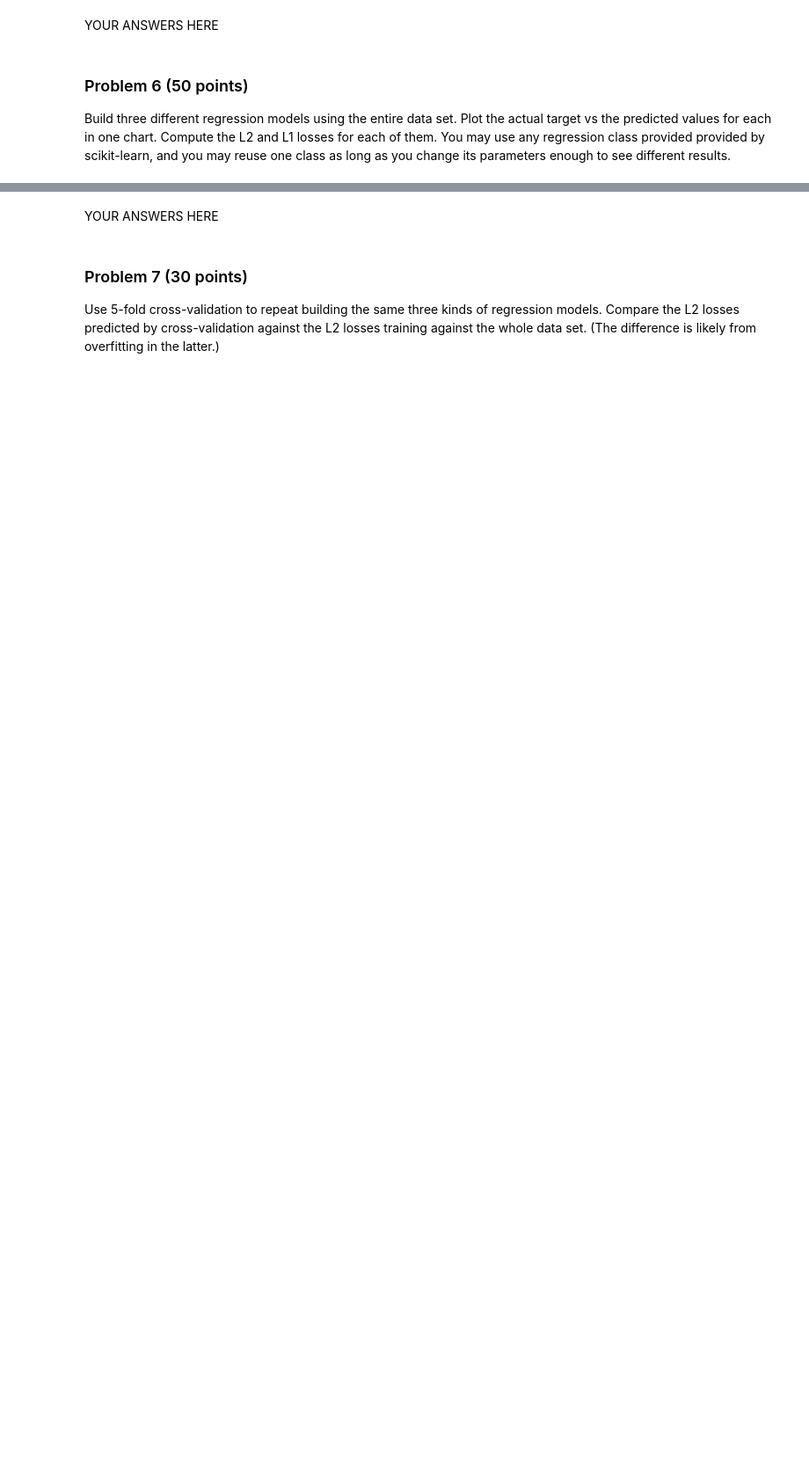
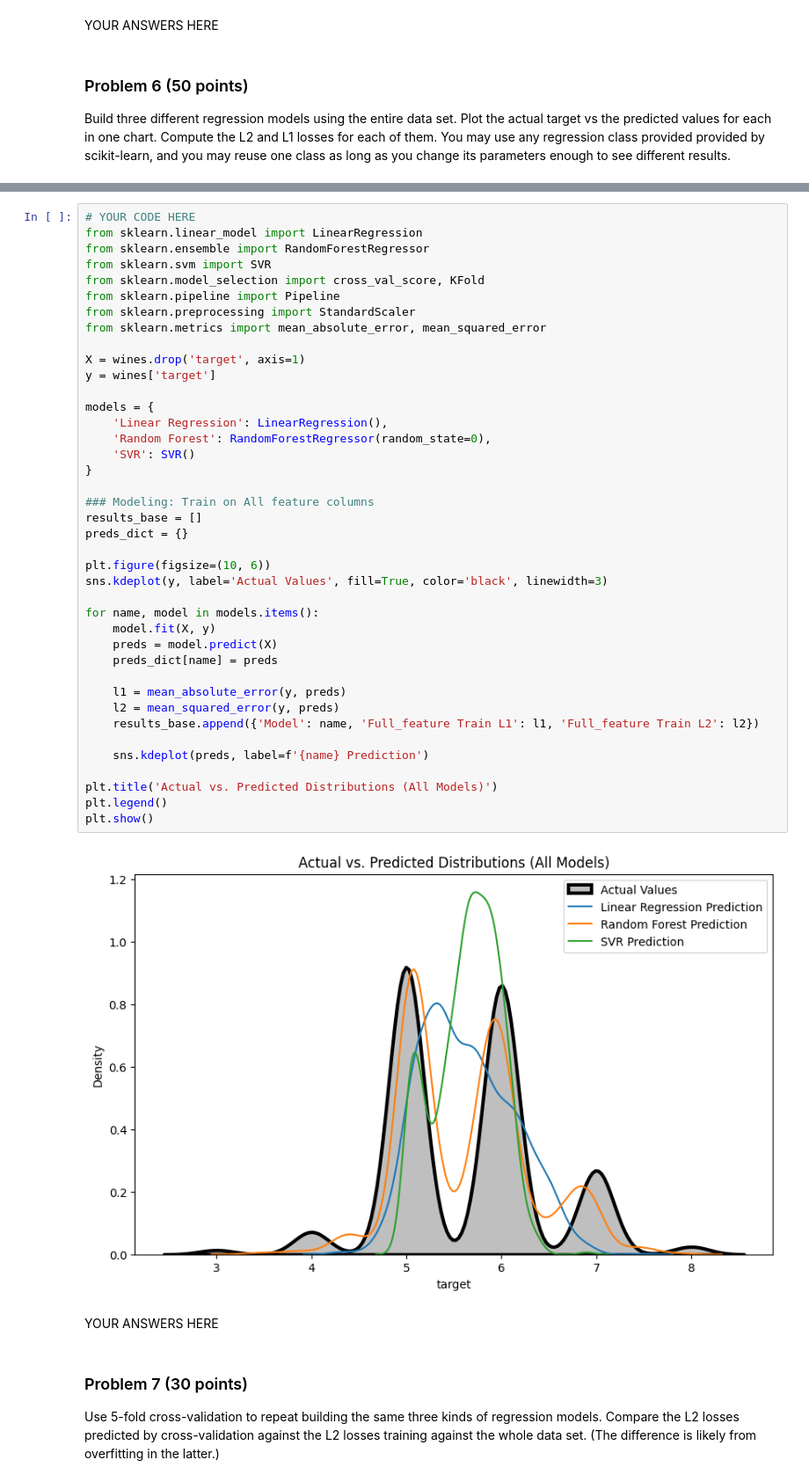
Before and after one commit to mmorebugit/dx602-final-project, a Jupyter notebook: project.ipynb, the cells around one changed output, grey strips where cells are left out. Shown at 88% size. Saved outputs shown, nothing was run; the diff lists cells and outputs as text; blank space fills up the shorter version.

```diff
--- a/project.ipynb
+++ b/project.ipynb
@@ -334,3 +378,45 @@ You may use any regression class provided provided by scikit-learn, and you may
+# %%
+# YOUR CODE HERE
+from sklearn.linear_model import LinearRegression
+from sklearn.ensemble import RandomForestRegressor
+from sklearn.svm import SVR
+from sklearn.model_selection import cross_val_score, KFold
+from sklearn.pipeline import Pipeline
+from sklearn.preprocessing import StandardScaler
+from sklearn.metrics import mean_absolute_error, mean_squared_error
+
+X = wines.drop('target', axis=1)
+y = wines['target']
+
+models = {
+    'Linear Regression': LinearRegression(),
+    'Random Forest': RandomForestRegressor(random_state=0),
+    'SVR': SVR()
+}
+
+### Modeling: Train on All feature columns
+results_base = []
+preds_dict = {}
+
+plt.figure(figsize=(10, 6))
+sns.kdeplot(y, label='Actual Values', fill=True, color='black', linewidth=3)
+
+for name, model in models.items():
+    model.fit(X, y)
+    preds = model.predict(X)
+    preds_dict[name] = preds
+
+    l1 = mean_absolute_error(y, preds)
+    l2 = mean_squared_error(y, preds)
+    results_base.append({'Model': name, 'Full_feature Train L1': l1, 'Full_feature Train L2': l2})
+
+    sns.kdeplot(preds, label=f'{name} Prediction')
+
+plt.title('Actual vs. Predicted Distributions (All Models)')
+plt.legend()
+plt.show()
+# %% [output]
+[figure, added]
 # %% [markdown]
 YOUR ANSWERS HERE
 # %% [markdown]
```
Also changed, not shown: parts of 11 cells of this notebook.
